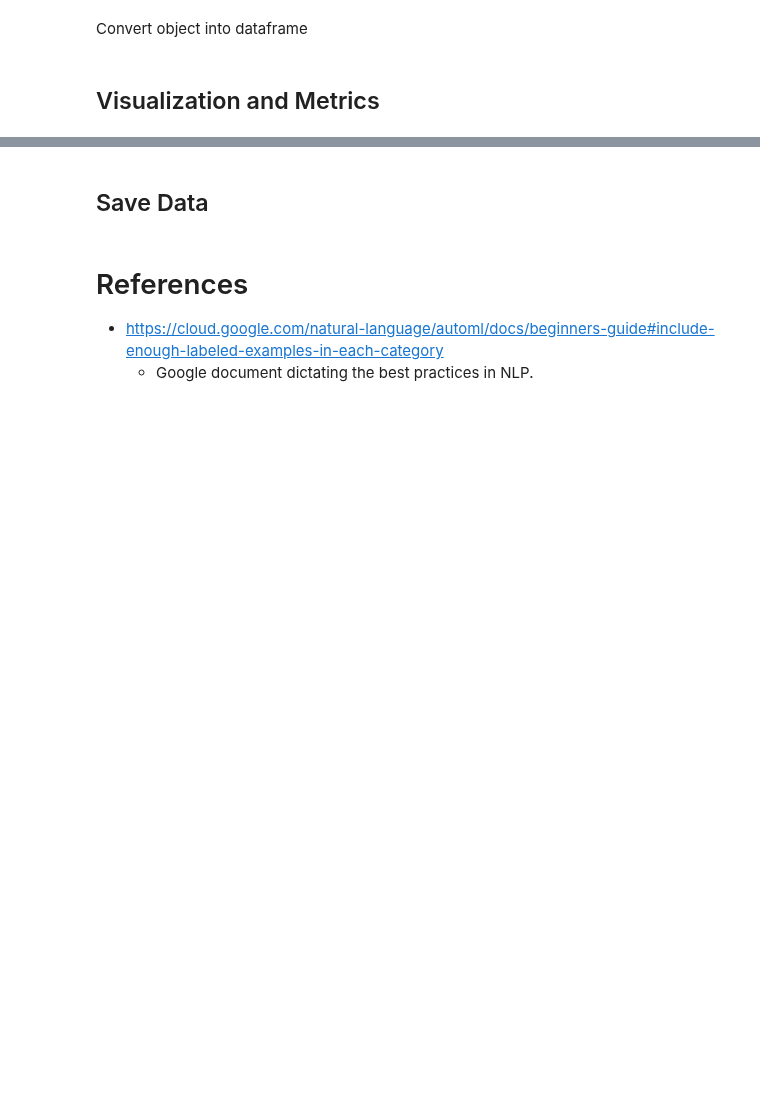
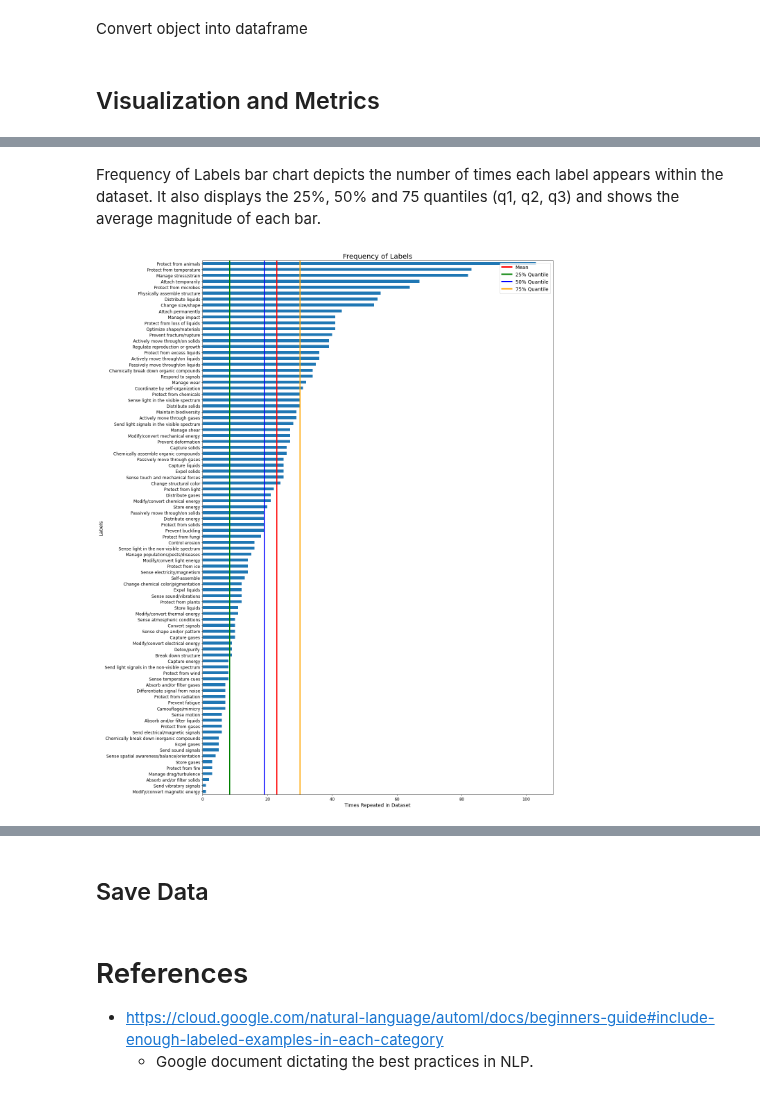
Before and after one commit to nasa-petal/PeTaL-labeller, a Jupyter notebook: scripts/data-analyzer/DS_01_Data-Analaysis-of-the-PeTaL-Labeled-Dataset.ipynb, the cells around one changed output, grey strips where cells are left out. Saved outputs shown, nothing was run; the diff lists cells and outputs as text; code cells hidden in the pictures; blank space fills up the shorter version.

```diff
--- a/scripts/data-analyzer/DS_01_Data-Analaysis-of-the-PeTaL-Labeled-Dataset.ipynb
+++ b/scripts/data-analyzer/DS_01_Data-Analaysis-of-the-PeTaL-Labeled-Dataset.ipynb
@@ -101,2 +100,31 @@ plt.show()
+# %% [markdown]
+Frequency of Labels bar chart depicts the number of times each label appears within the dataset. It also displays the 25%, 50% and 75 quantiles (q1, q2, q3) and shows the average magnitude of each bar.
+# %%
+fig = label_dataframe["Absolute Label Frequency"].sort_values().plot.barh(width=0.5, fontsize=12)
+label_quantiles = label_dataframe["Absolute Label Frequency"].quantile([0.25, 0.5, 0.75])
+fig.axvline(label_dataframe["Absolute Label Frequency"].mean(), color="red", linewidth=3)
+fig.axvline(label_quantiles[0.25], color="g", linewidth=3)
+fig.axvline(label_quantiles[0.5], color="b", linewidth=3)
+fig.axvline(label_quantiles[0.75], color="orange", linewidth=3)
+
+legend_elements = [plt.Line2D([0], [0], color='r', lw=4, label='Mean'),
+                     plt.Line2D([0], [0], color='g', lw=4, label='25% Quantile'),
+                     plt.Line2D([0], [0], color='b', lw=4, label='50% Quantile'),
+                     plt.Line2D([0], [0], color='orange', lw=4, label='75% Quantile')]
+
+plt.legend(handles=legend_elements, loc='upper right', fontsize=14)
+plt.gcf().set_size_inches(18.5, 22.5)
+plt.ylabel("Labels", fontsize=14)
+plt.xlabel("Times Repeated in Dataset", fontsize=14)
+plt.title("Frequency of Labels", fontsize=20)
+plt.tight_layout()
+
+# Save Figure
+fig.figure.patch.set_facecolor('#FFF')
+plt.savefig("././data-figures/freq_of_label_counts.png", edgecolor="black")
+
+plt.show()
+# %% [output]
+[figure, added]
 # %%
 # Compare the number of unique labels and their total relative percentage between the upper and lower data in terms of usage.
```
Also changed, not shown: parts of 7 cells of this notebook, 3 other files.
